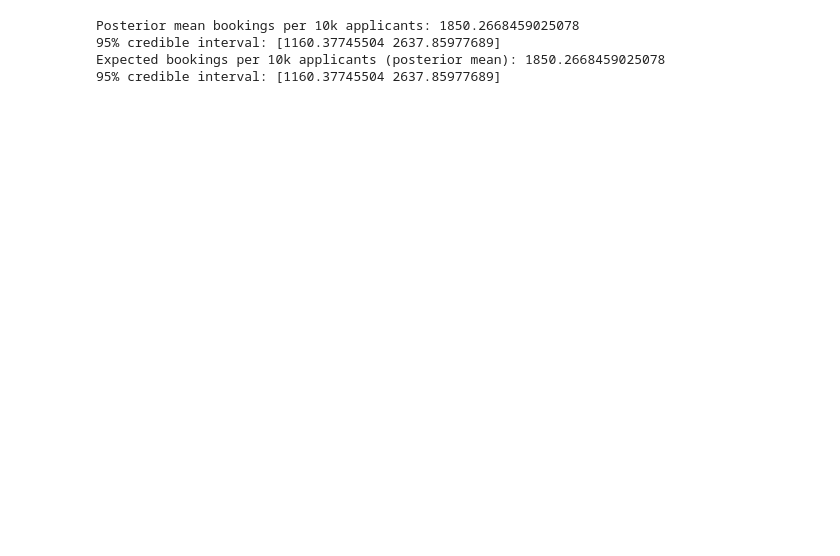
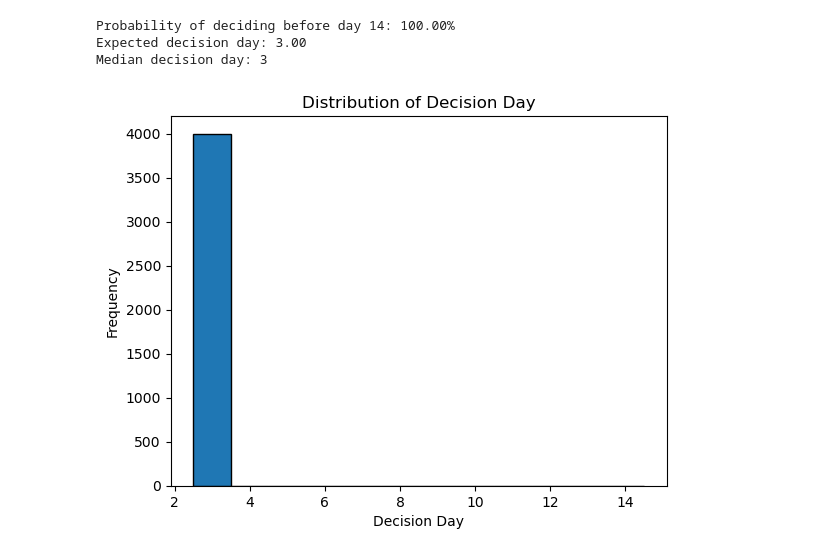
Before and after one commit to ntran119/Studying_Practice_Notebooks, a Jupyter notebook: PyMC_notebook.ipynb, the cells around one changed output. Saved outputs shown, nothing was run; the diff lists cells and outputs as text; code cells hidden in the pictures; blank space fills up the shorter version.

```diff
--- a/PyMC_notebook.ipynb
+++ b/PyMC_notebook.ipynb
@@ -69,21 +166,31 @@ plt.show()
 # %%
-posterior_p = idata.posterior["p"].values.flatten()
-
-expected_bookings_10k = posterior_p * 10_000
-
-print("Posterior mean bookings per 10k applicants:",
-      expected_bookings_10k.mean())
-
-print("95% credible interval:",
-      np.percentile(expected_bookings_10k, [2.5, 97.5]))
-
-print("Expected bookings per 10k applicants (posterior mean):",
-      expected_bookings_10k.mean())
-
-print("95% credible interval:",
-      np.percentile(expected_bookings_10k, [2.5, 97.5]))
+# run decision-time simulation
+decision_days = simulate_decision_day(
+    p_control_samples,
+    p_test_samples,
+    observed_successes=test_booked,
+    observed_failures=test_rejected,
+    daily_n=daily_applicants,
+    max_days=total_days,
+    threshold=decision_threshold
+)
-# %% [output]
-Posterior mean bookings per 10k applicants: 1850.2668459025078
-95% credible interval: [1160.37745504 2637.85977689]
-Expected bookings per 10k applicants (posterior mean): 1850.2668459025078
-95% credible interval: [1160.37745504 2637.85977689]
+# %%
+# results and interpretation
+valid_days = decision_days[~np.isnan(decision_days)]
+
+print(f"Probability of deciding before day {total_days}: {len(valid_days)/len(decision_days):.2%}")
+print(f"Expected decision day: {np.mean(valid_days):.2f}")
+print(f"Median decision day: {np.median(valid_days):.0f}")
+# %% [output]
+Probability of deciding before day 14: 100.00%
+Expected decision day: 3.00
+Median decision day: 3
+# %%
+# visualization
+plt.hist(valid_days, bins=range(3, total_days + 2), align="left", edgecolor="black")
+plt.xlabel("Decision Day")
+plt.ylabel("Frequency")
+plt.title("Distribution of Decision Day")
+plt.show()
+# %% [output]
+[figure, added]
```
Also changed, not shown: parts of 7 cells of this notebook.
